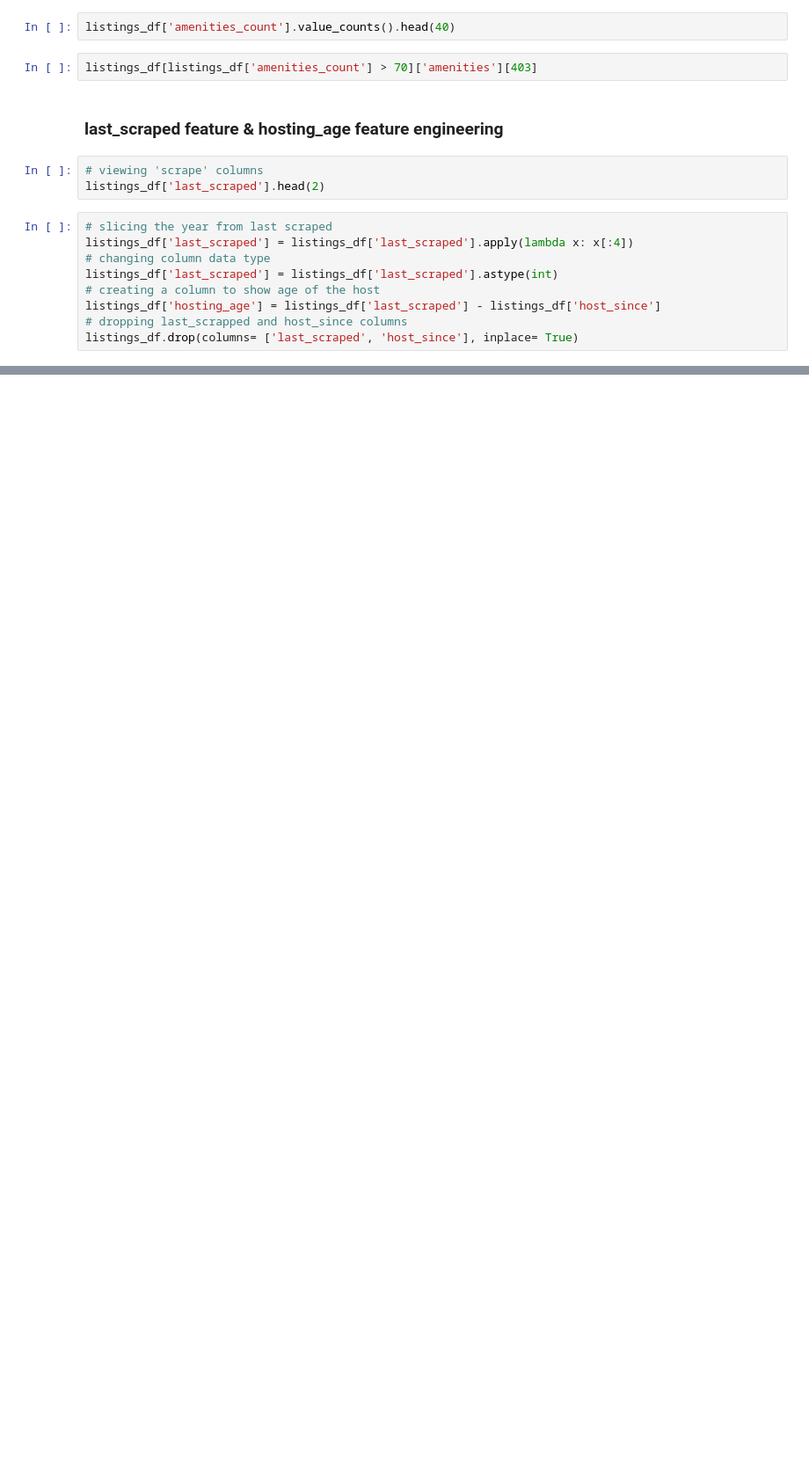
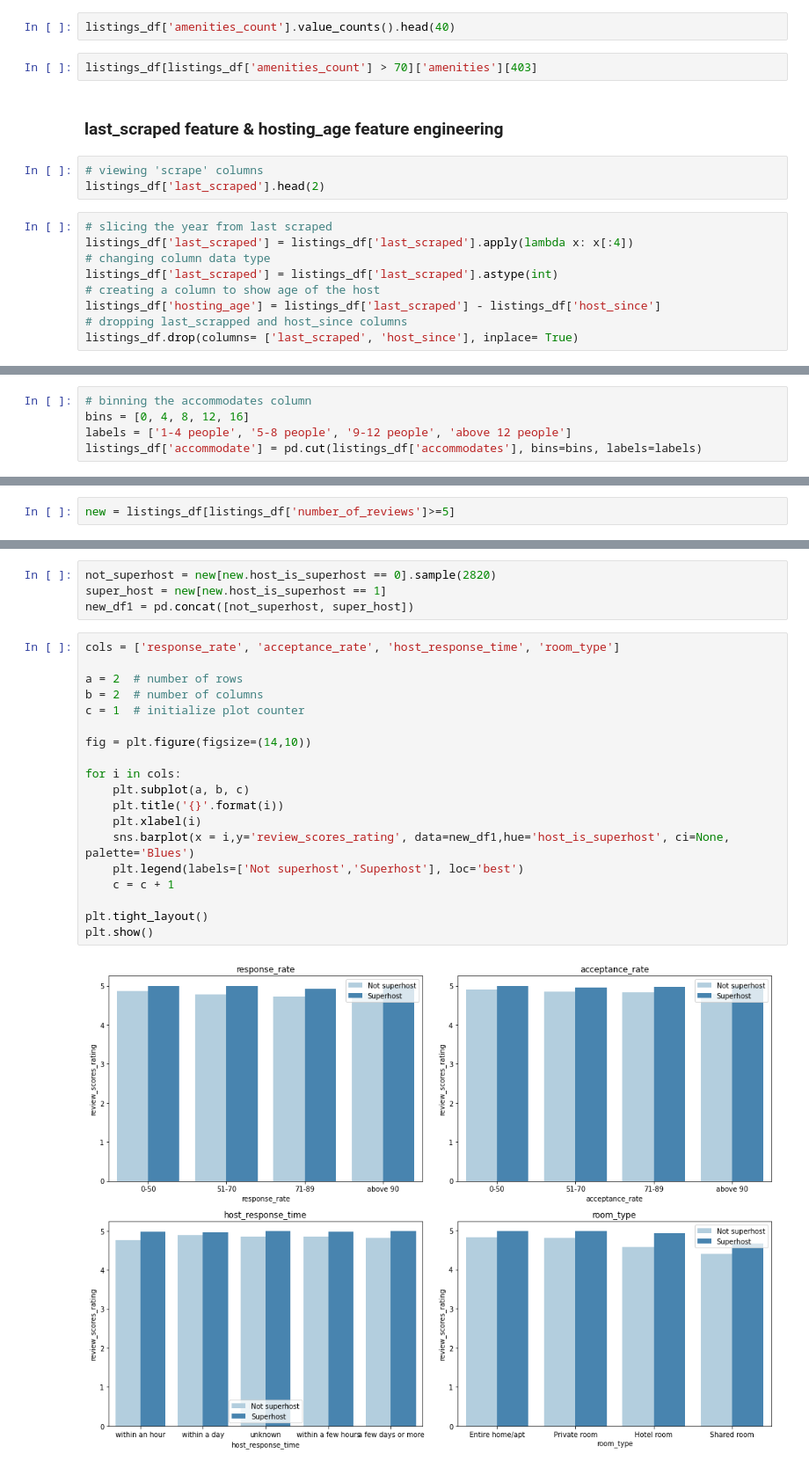
Before and after one commit to Nickimani/Airbnb_Project, a Jupyter notebook: Airbnb_Notebook.ipynb, the cells around one changed output, grey strips where cells are left out. Shown: that part at 88% size. Cells and saved outputs as stored; diff of their text form; blank space fills up the shorter version.

```diff
--- a/Airbnb_Notebook.ipynb
+++ b/Airbnb_Notebook.ipynb
@@ -804,0 +727,5 @@ pd.crosstab(listings_df['accommodates'], listings_df['host_is_superhost']).plot(
+# %%
+# binning the accommodates column
+bins = [0, 4, 8, 12, 16]
+labels = ['1-4 people', '5-8 people', '9-12 people', 'above 12 people']
+listings_df['accommodate'] = pd.cut(listings_df['accommodates'], bins=bins, labels=labels)
@@ -804,0 +770,2 @@ pd.crosstab(listings_df['accommodates'], listings_df['host_is_superhost']).plot(
+# %%
+new = listings_df[listings_df['number_of_reviews']>=5]
@@ -804,0 +780,25 @@ pd.crosstab(listings_df['accommodates'], listings_df['host_is_superhost']).plot(
+# %%
+not_superhost = new[new.host_is_superhost == 0].sample(2820)
+super_host = new[new.host_is_superhost == 1]
+new_df1 = pd.concat([not_superhost, super_host])
+# %%
+cols = ['response_rate', 'acceptance_rate', 'host_response_time', 'room_type']
+
+a = 2  # number of rows
+b = 2  # number of columns
+c = 1  # initialize plot counter
+
+fig = plt.figure(figsize=(14,10))
+
+for i in cols:
+    plt.subplot(a, b, c)
+    plt.title('{}'.format(i))
+    plt.xlabel(i)
+    sns.barplot(x = i,y='review_scores_rating', data=new_df1,hue='host_is_superhost', ci=None, palette='Blues')
+    plt.legend(labels=['Not superhost','Superhost'], loc='best')
+    c = c + 1
+
+plt.tight_layout()
+plt.show()
+# %% [output]
+[figure, added]
```
Also changed, not shown: parts of 67 cells of this notebook.
